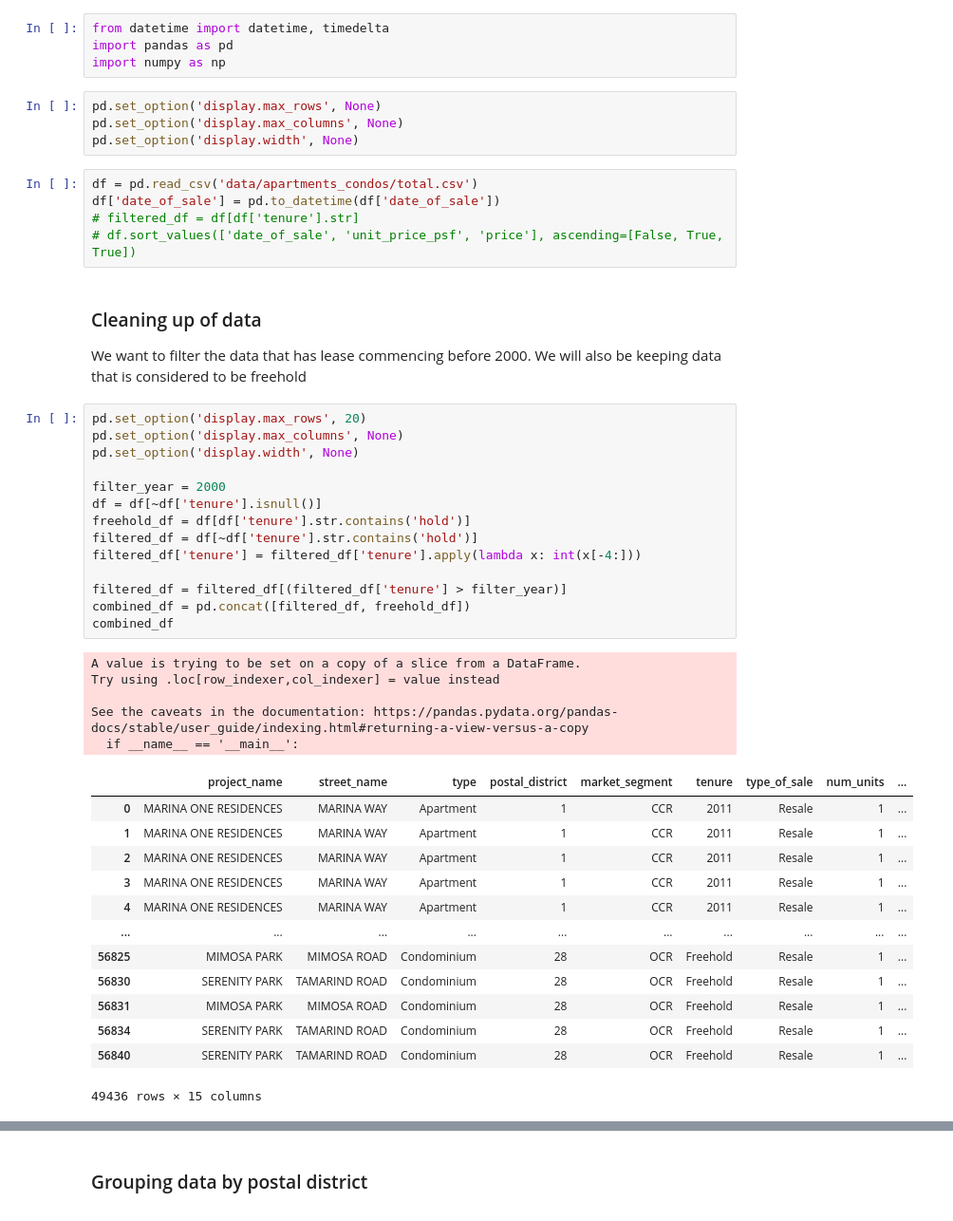
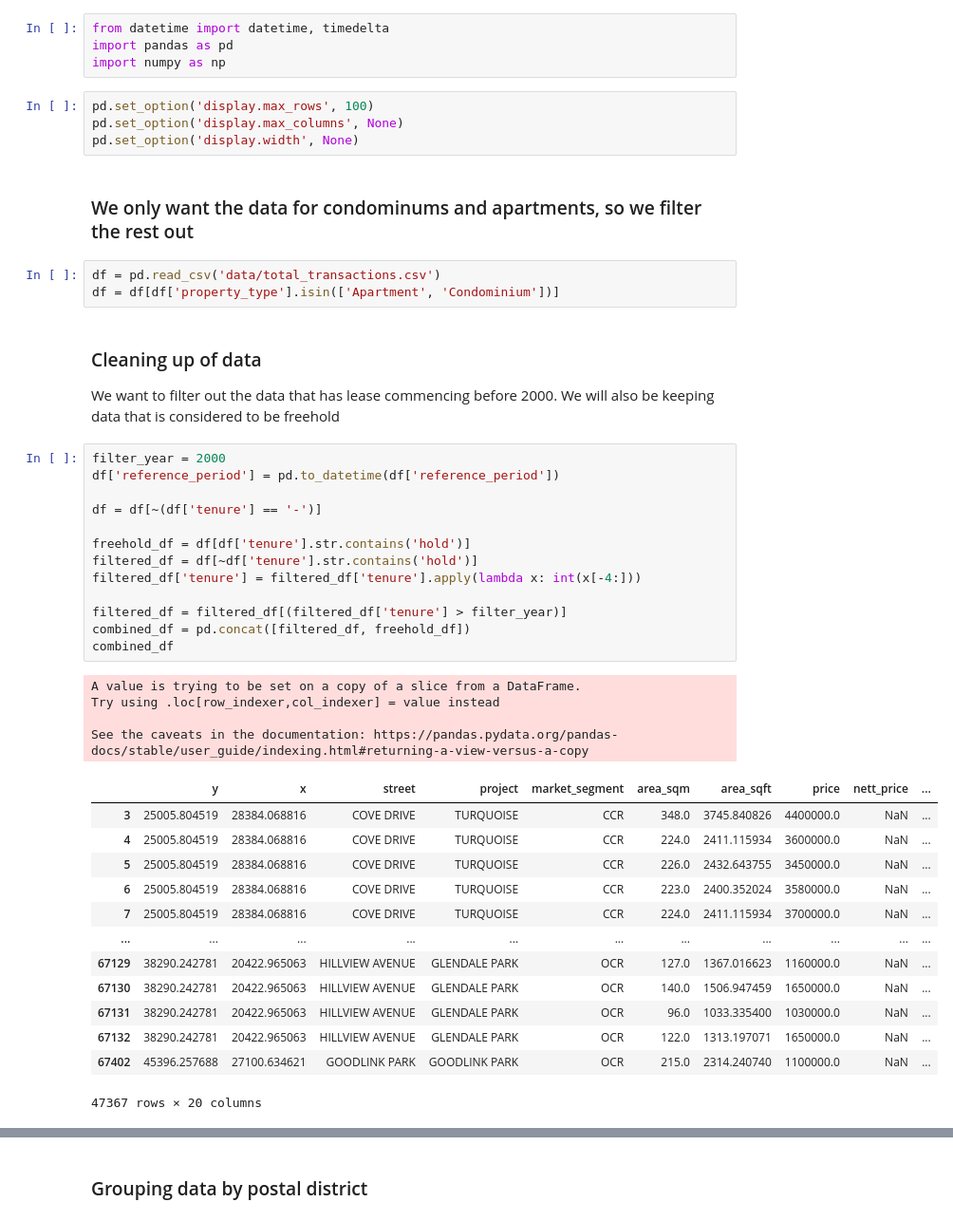
Before and after one commit to zhiyong-ong/housing, a Jupyter notebook: server/analysis.ipynb, the cells around one changed output, grey strips where cells are left out. Shown at 95% size. Saved outputs shown, nothing was run; the diff lists cells and outputs as text.

```diff
--- a/analysis.ipynb
+++ b/server/analysis.ipynb
@@ -3,47 +3,45 @@ from datetime import datetime, timedelta
 import pandas as pd
 import numpy as np
 # %%
-pd.set_option('display.max_rows', None)
+pd.set_option('display.max_rows', 100)
 pd.set_option('display.max_columns', None)
 pd.set_option('display.width', None)
-# %%
-df = pd.read_csv('data/apartments_condos/total.csv')
-df['date_of_sale'] = pd.to_datetime(df['date_of_sale'])
-# filtered_df = df[df['tenure'].str]
-# df.sort_values(['date_of_sale', 'unit_price_psf', 'price'], ascending=[False, True, True])
+# %% [markdown]
+### We only want the data for condominums and apartments, so we filter the rest out
+# %%
+df = pd.read_csv('data/total_transactions.csv')
+df = df[df['property_type'].isin(['Apartment', 'Condominium'])]
 # %% [markdown]
 ### Cleaning up of data
-We want to filter the data that has lease commencing before 2000. We will also be keeping data that is considered to be freehold
+We want to filter out the data that has lease commencing before 2000. We will also be keeping data that is considered to be freehold
 # %%
-pd.set_option('display.max_rows', 20)
-pd.set_option('display.max_columns', None)
-pd.set_option('display.width', None)
+filter_year = 2000
+df['reference_period'] = pd.to_datetime(df['reference_period'])
 
-filter_year = 2000
-df = df[~df['tenure'].isnull()]
+df = df[~(df['tenure'] == '-')]
+
 freehold_df = df[df['tenure'].str.contains('hold')]
 filtered_df = df[~df['tenure'].str.contains('hold')]
 filtered_df['tenure'] = filtered_df['tenure'].apply(lambda x: int(x[-4:]))
 
 filtered_df = filtered_df[(filtered_df['tenure'] > filter_year)]
 combined_df = pd.concat([filtered_df, freehold_df])
 combined_df
 # %% [output]
 A value is trying to be set on a copy of a slice from a DataFrame.
 Try using .loc[row_indexer,col_indexer] = value instead
 
 See the caveats in the documentation: https://pandas.pydata.org/pandas-docs/stable/user_guide/indexing.html#returning-a-view-versus-a-copy
-  if __name__ == '__main__':
-|  | project_name | street_name | type | postal_district | market_segment | tenure | type_of_sale | num_units | ... |
-| 0 | MARINA ONE RESIDENCES | MARINA WAY | Apartment | 1 | CCR | 2011 | Resale | 1 | ... |
-| 1 | MARINA ONE RESIDENCES | MARINA WAY | Apartment | 1 | CCR | 2011 | Resale | 1 | ... |
-| 2 | MARINA ONE RESIDENCES | MARINA WAY | Apartment | 1 | CCR | 2011 | Resale | 1 | ... |
-| 3 | MARINA ONE RESIDENCES | MARINA WAY | Apartment | 1 | CCR | 2011 | Resale | 1 | ... |
-| 4 | MARINA ONE RESIDENCES | MARINA WAY | Apartment | 1 | CCR | 2011 | Resale | 1 | ... |
-| ... | ... | ... | ... | ... | ... | ... | ... | ... | ... |
-| 56825 | MIMOSA PARK | MIMOSA ROAD | Condominium | 28 | OCR | Freehold | Resale | 1 | ... |
-| 56830 | SERENITY PARK | TAMARIND ROAD | Condominium | 28 | OCR | Freehold | Resale | 1 | ... |
-| 56831 | MIMOSA PARK | MIMOSA ROAD | Condominium | 28 | OCR | Freehold | Resale | 1 | ... |
-| 56834 | SERENITY PARK | TAMARIND ROAD | Condominium | 28 | OCR | Freehold | Resale | 1 | ... |
-| 56840 | SERENITY PARK | TAMARIND ROAD | Condominium | 28 | OCR | Freehold | Resale | 1 | ... |
+|  | y | x | street | project | market_segment | area_sqm | area_sqft | price | nett_price | ... |
+| 3 | 25005.804519 | 28384.068816 | COVE DRIVE | TURQUOISE | CCR | 348.0 | 3745.840826 | 4400000.0 | NaN | ... |
+| 4 | 25005.804519 | 28384.068816 | COVE DRIVE | TURQUOISE | CCR | 224.0 | 2411.115934 | 3600000.0 | NaN | ... |
+| 5 | 25005.804519 | 28384.068816 | COVE DRIVE | TURQUOISE | CCR | 226.0 | 2432.643755 | 3450000.0 | NaN | ... |
+| 6 | 25005.804519 | 28384.068816 | COVE DRIVE | TURQUOISE | CCR | 223.0 | 2400.352024 | 3580000.0 | NaN | ... |
+| 7 | 25005.804519 | 28384.068816 | COVE DRIVE | TURQUOISE | CCR | 224.0 | 2411.115934 | 3700000.0 | NaN | ... |
+| ... | ... | ... | ... | ... | ... | ... | ... | ... | ... | ... |
+| 67129 | 38290.242781 | 20422.965063 | HILLVIEW AVENUE | GLENDALE PARK | OCR | 127.0 | 1367.016623 | 1160000.0 | NaN | ... |
+| 67130 | 38290.242781 | 20422.965063 | HILLVIEW AVENUE | GLENDALE PARK | OCR | 140.0 | 1506.947459 | 1650000.0 | NaN | ... |
+| 67131 | 38290.242781 | 20422.965063 | HILLVIEW AVENUE | GLENDALE PARK | OCR | 96.0 | 1033.335400 | 1030000.0 | NaN | ... |
+| 67132 | 38290.242781 | 20422.965063 | HILLVIEW AVENUE | GLENDALE PARK | OCR | 122.0 | 1313.197071 | 1650000.0 | NaN | ... |
+| 67402 | 45396.257688 | 27100.634621 | GOODLINK PARK | GOODLINK PARK | OCR | 215.0 | 2314.240740 | 1100000.0 | NaN | ... |
-49436 rows × 15 columns
+47367 rows × 20 columns
```
Also changed, not shown: parts of 3 cells of this notebook, 26 other files.
